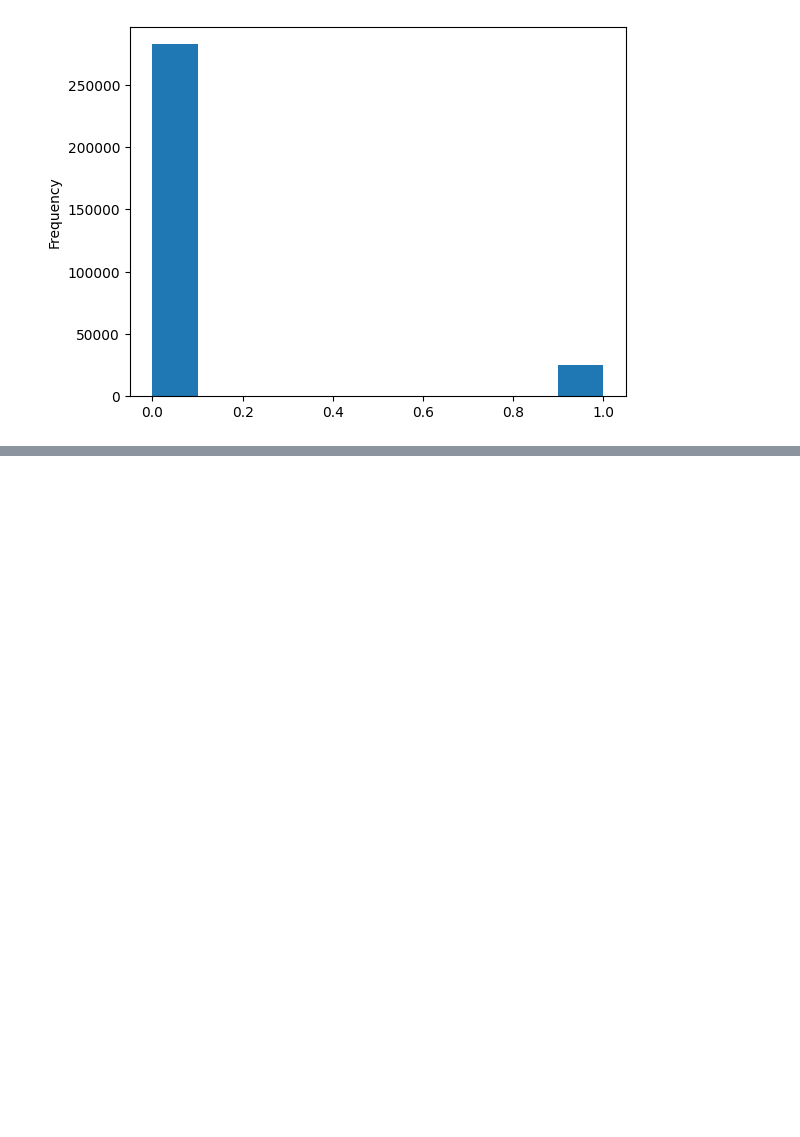
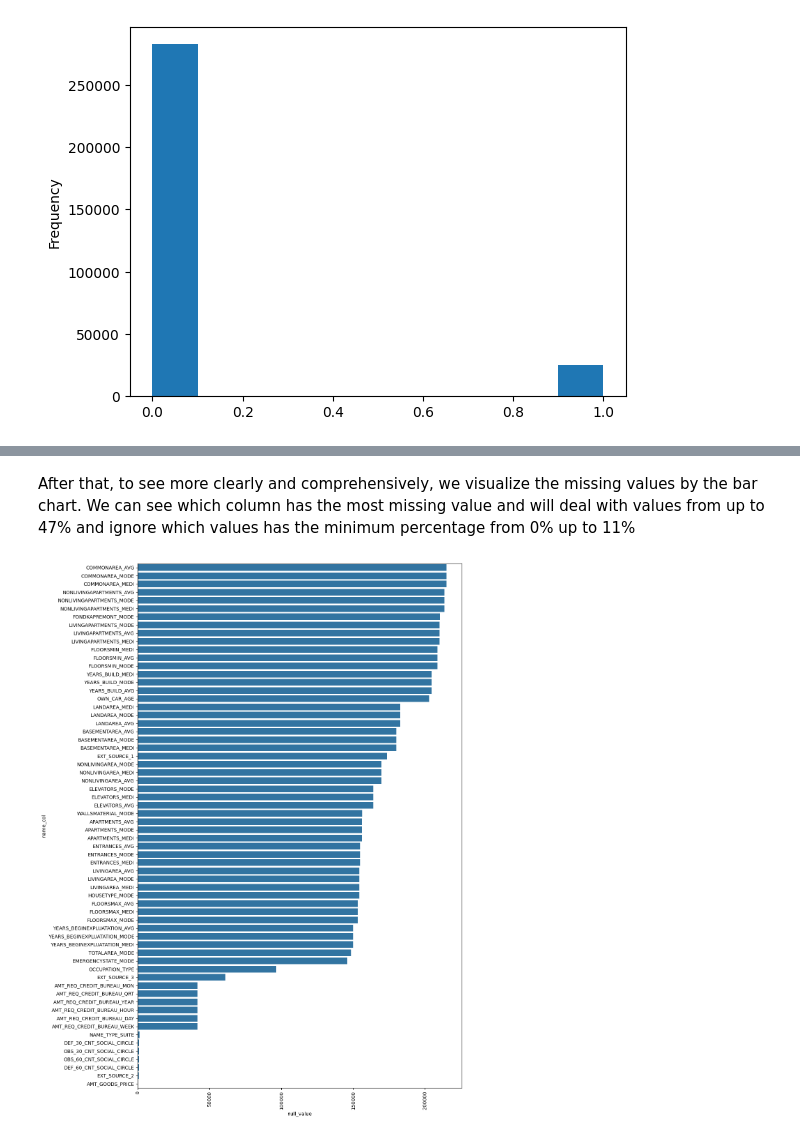
Before and after one commit to vthuhien/Data, a Jupyter notebook: Home_credit/home_credit_analysis.ipynb, the cells around one changed output, grey strips where cells are left out. Drawn from its saved outputs; the diff is of its cells as text; code cells hidden in the pictures; blank space fills up the shorter version.

```diff
--- a/Home_credit/home_credit_analysis.ipynb
+++ b/Home_credit/home_credit_analysis.ipynb
@@ -195,0 +227,15 @@ From this chart, we draw the conclusion that almost all the clients paid the loa
+# %%
+def missing_value(df,sort_by = 'percent', limit = 0):
+    df_null = pd.DataFrame(df.isnull().sum().reset_index())
+    df_null.columns = ['name_col','null_value']
+
+    df_null['percent'] = round((100 * df_null['null_value']/ len(df)),2)
+    df_null = df_null[df_null['percent'] > limit]
+
+    df_null = df_null.sort_values(by = sort_by, ascending = False)
+    df_null = df_null.reset_index(drop = True)
+    return df_null
+
+pd.set_option('display.max_rows', 70)
+df_null = missing_value(df_train)
+df_null
@@ -195,0 +260,11 @@ From this chart, we draw the conclusion that almost all the clients paid the loa
+# %% [markdown]
+After that, to see more clearly and comprehensively, we visualize the missing values by the bar chart. We can see which column has the most missing value and will deal with values from up to 47% and ignore which values has the minimum percentage from 0% up to 11%
+# %%
+
+plt.figure(figsize=(12, 8))
+sns.barplot(y='name_col', x='null_value', data=df_null )
+plt.gcf().subplots_adjust(bottom= -1)
+# plt.xticks(rotation=90)
+plt.show;
+# %% [output]
+[figure, added]
```
Also changed, not shown: parts of 18 cells of this notebook, 1 other file.
